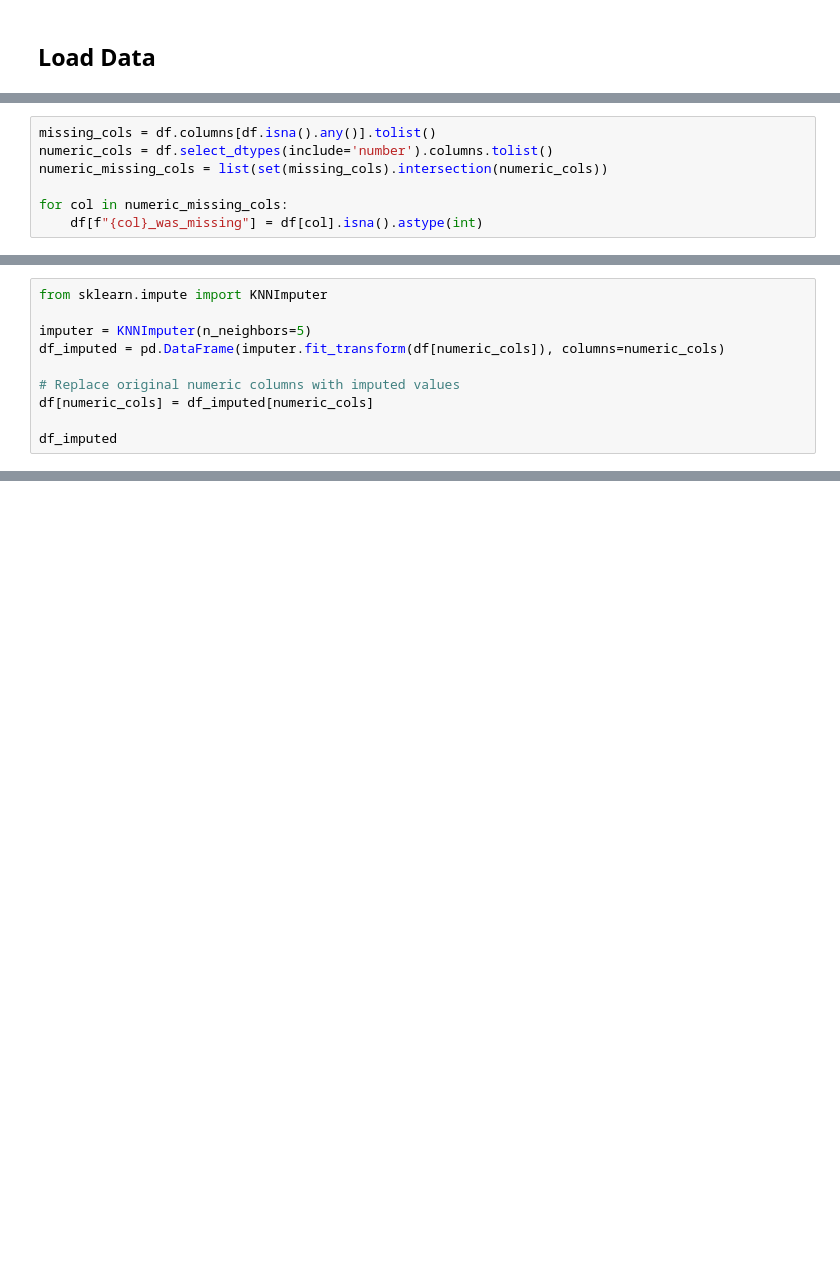
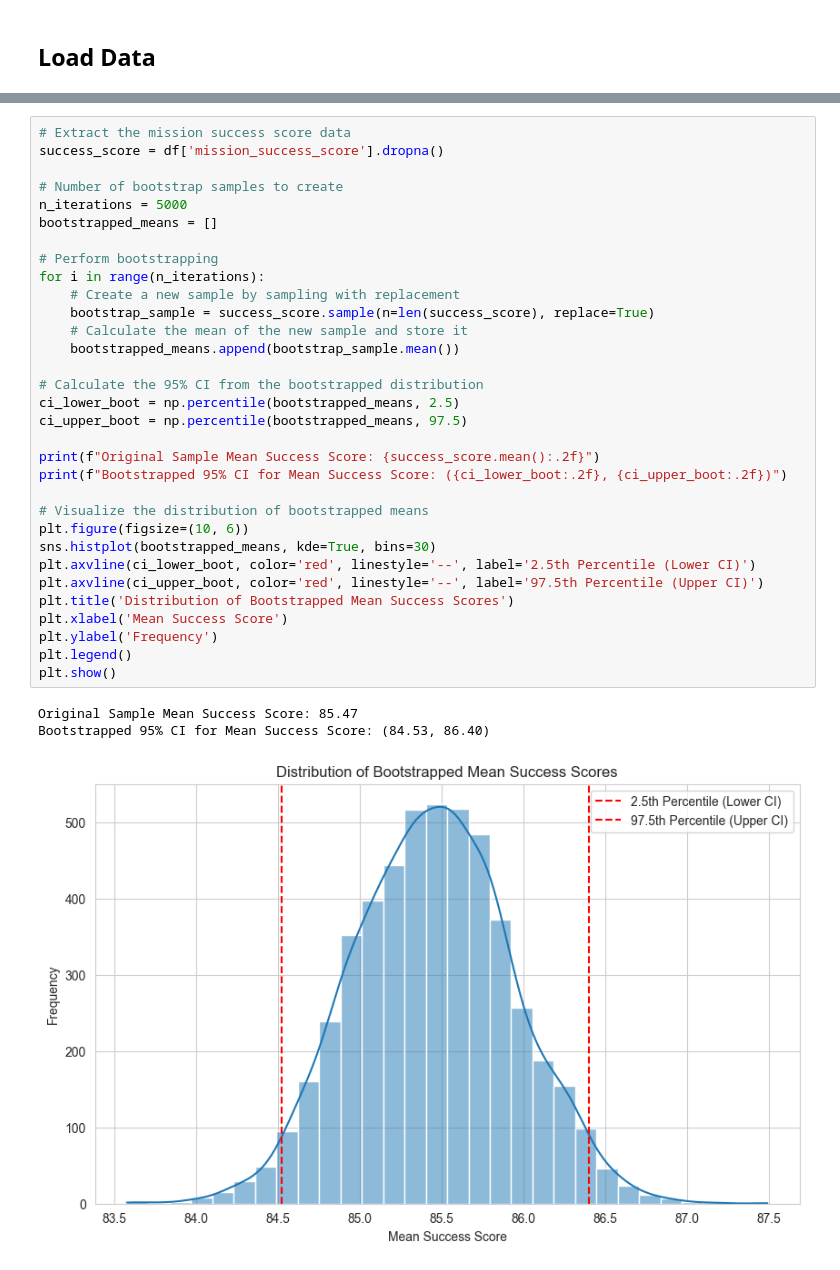
Before and after one commit to itsamrithaa/10DayDataSeries, a Jupyter notebook: notebooks/10-inference-final-touches.ipynb, the cells around one changed output, grey strips where cells are left out. Cells and saved outputs as stored; diff of their text form; blank space fills up the shorter version.

```diff
--- a/notebooks/10-inference-final-touches.ipynb
+++ b/notebooks/10-inference-final-touches.ipynb
@@ -41,7 +29,0 @@ plt.show()
-# %%
-missing_cols = df.columns[df.isna().any()].tolist()
-numeric_cols = df.select_dtypes(include='number').columns.tolist()
-numeric_missing_cols = list(set(missing_cols).intersection(numeric_cols))
-
-for col in numeric_missing_cols:
-    df[f"{col}_was_missing"] = df[col].isna().astype(int)
@@ -50,10 +29,0 @@ for col in numeric_missing_cols:
-# %%
-from sklearn.impute import KNNImputer
-
-imputer = KNNImputer(n_neighbors=5)
-df_imputed = pd.DataFrame(imputer.fit_transform(df[numeric_cols]), columns=numeric_cols)
-
-# Replace original numeric columns with imputed values
-df[numeric_cols] = df_imputed[numeric_cols]
-
-df_imputed
@@ -89,0 +68,36 @@ plt.show()
+# %%
+# Extract the mission success score data
+success_score = df['mission_success_score'].dropna()
+
+# Number of bootstrap samples to create
+n_iterations = 5000
+bootstrapped_means = []
+
+# Perform bootstrapping
+for i in range(n_iterations):
+    # Create a new sample by sampling with replacement
+    bootstrap_sample = success_score.sample(n=len(success_score), replace=True)
+    # Calculate the mean of the new sample and store it
+    bootstrapped_means.append(bootstrap_sample.mean())
+
+# Calculate the 95% CI from the bootstrapped distribution
+ci_lower_boot = np.percentile(bootstrapped_means, 2.5)
+ci_upper_boot = np.percentile(bootstrapped_means, 97.5)
+
+print(f"Original Sample Mean Success Score: {success_score.mean():.2f}")
+print(f"Bootstrapped 95% CI for Mean Success Score: ({ci_lower_boot:.2f}, {ci_upper_boot:.2f})")
+
+# Visualize the distribution of bootstrapped means
+plt.figure(figsize=(10, 6))
+sns.histplot(bootstrapped_means, kde=True, bins=30)
+plt.axvline(ci_lower_boot, color='red', linestyle='--', label='2.5th Percentile (Lower CI)')
+plt.axvline(ci_upper_boot, color='red', linestyle='--', label='97.5th Percentile (Upper CI)')
+plt.title('Distribution of Bootstrapped Mean Success Scores')
+plt.xlabel('Mean Success Score')
+plt.ylabel('Frequency')
+plt.legend()
+plt.show()
+# %% [output]
+Original Sample Mean Success Score: 85.47
+Bootstrapped 95% CI for Mean Success Score: (84.53, 86.40)
+[figure, added]
```
Also changed, not shown: parts of 21 cells of this notebook.
